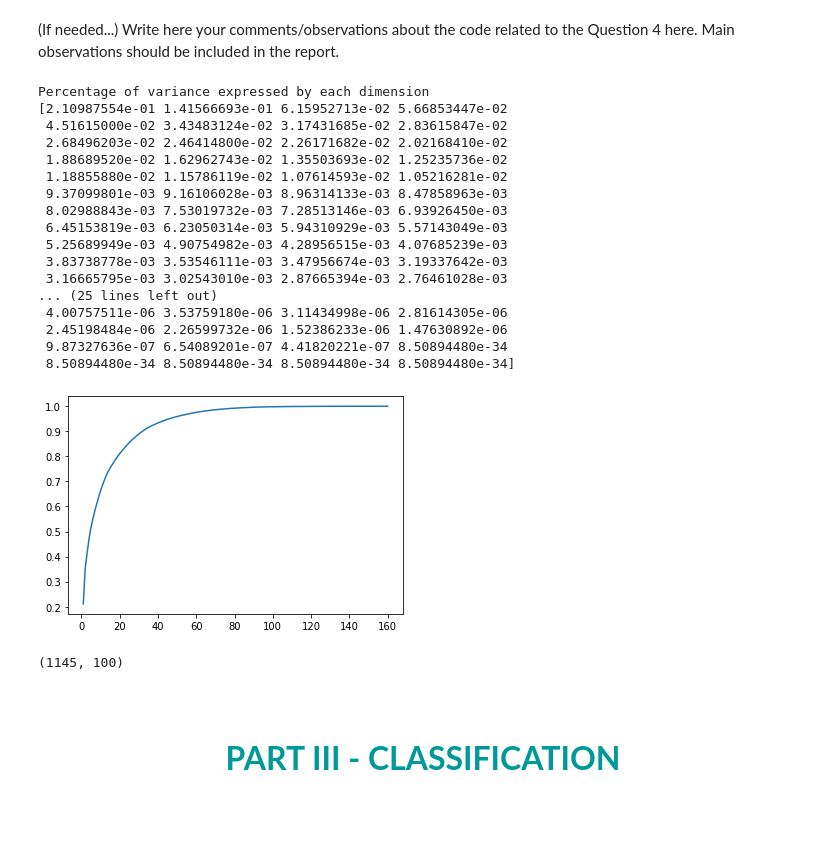
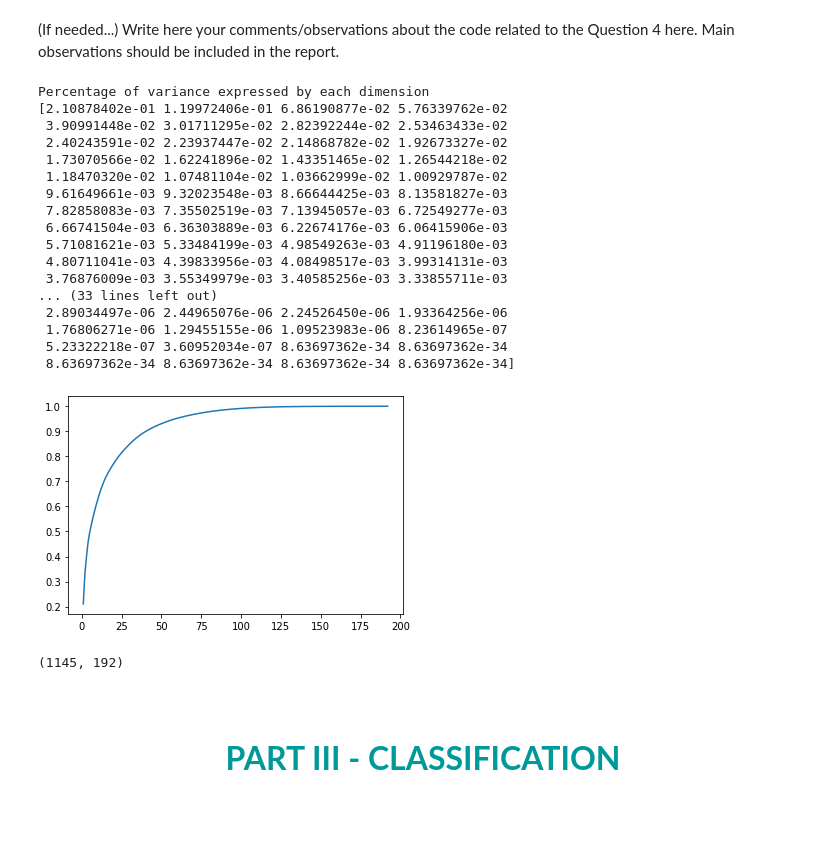
Before and after one commit to gdeside/LGBIO2020, a Jupyter notebook: Projects/project_bis.ipynb, the cells around one changed output. Saved outputs shown, nothing was run; the diff lists cells and outputs as text; code cells hidden in the pictures.

```diff
--- a/Projects/project_bis.ipynb
+++ b/Projects/project_bis.ipynb
@@ -232,7 +240,7 @@ for i in range(4):
                                                             (np.abs(signal_FIR[(len(signal_FIR_T_abs)//2):])))
         axs[j].set_title(f"S {i*8 +j}")
         axs[j].set_xlim(0,50)
-    name ="Figures/signal_FIR_freq_{}.png".format(i)
+    name ="figures/signal_FIR_freq_{}.png".format(i)
     fig.savefig(name)
     plt.close()
 # %%
@@ -282,7 +290,7 @@ print(EEG_data_numpy_deleted.shape)
 (32, 572500)
 # %%
 wavelet_name = "db4"
-level = 4
+level = 5
 # %%
 def calculate_entropy(coeff):
     temp = np.log(np.power(coeff,2))
@@ -293,14 +301,15 @@ def calculate_energy(coeff):
 import pywt
 
 
-EEG_data_segmented_numpy = np.zeros((np.shape(EEG_data_numpy_deleted)[1]//500,32*(level+1)))
+EEG_data_segmented_numpy = np.zeros((np.shape(EEG_data_numpy_deleted)[1]//500,32*(6)))
 target_segmented_numpy = np.zeros(np.shape(EEG_data_numpy_deleted)[1]//500)
 
 for i in range(0,np.shape(EEG_data_numpy_deleted)[1]-500,500):
     for j in range(31):
         coeff = pywt.wavedec(EEG_data_numpy_deleted[j,i:i+500],wavelet_name,level=level)
-        for z in range(level+1):
-            EEG_data_segmented_numpy[i//500,(level+1)*j + z] = calculate_energy(coeff[z])
+        coeff = coeff[:6]
+        for z in range(6):
+            EEG_data_segmented_numpy[i//500,(6)*j + z] = calculate_energy(coeff[z])
     target_segmented_numpy[i//500] = target_numpy_deleted[i]
 print(EEG_data_segmented_numpy.shape)
 # %% [output]
@@ -350,45 +361,45 @@ from sklearn import preprocessing
 # %%
 data = EEG_data_segmented_numpy
 data = preprocessing.StandardScaler().fit_transform(data)
 pca = PCA()
 X =  pca.fit_transform(data)
 print("Percentage of variance expressed by each dimension") #Variance ratio for each features
 print(pca.explained_variance_ratio_)
 cumu = []
 for i in range(1,31):
     cumu.append(sum(pca.explained_variance_ratio_[0:i]))
     if cumu[-1]>0.5:
         pass
 
-featuresN = np.arange(1,((level+1)*32)+1,1)#Number of features
+featuresN = np.arange(1,((6)*32)+1,1)#Number of features
 plt.plot(featuresN,np.cumsum(pca.explained_variance_ratio_))
 plt.show()
 # %% [output]
 Percentage of variance expressed by each dimension
-[2.10987554e-01 1.41566693e-01 6.15952713e-02 5.66853447e-02
- 4.51615000e-02 3.43483124e-02 3.17431685e-02 2.83615847e-02
- 2.68496203e-02 2.46414800e-02 2.26171682e-02 2.02168410e-02
- 1.88689520e-02 1.62962743e-02 1.35503693e-02 1.25235736e-02
- 1.18855880e-02 1.15786119e-02 1.07614593e-02 1.05216281e-02
- 9.37099801e-03 9.16106028e-03 8.96314133e-03 8.47858963e-03
- 8.02988843e-03 7.53019732e-03 7.28513146e-03 6.93926450e-03
- 6.45153819e-03 6.23050314e-03 5.94310929e-03 5.57143049e-03
- 5.25689949e-03 4.90754982e-03 4.28956515e-03 4.07685239e-03
- 3.83738778e-03 3.53546111e-03 3.47956674e-03 3.19337642e-03
- 3.16665795e-03 3.02543010e-03 2.87665394e-03 2.76461028e-03
-... (25 lines left out)
- 4.00757511e-06 3.53759180e-06 3.11434998e-06 2.81614305e-06
- 2.45198484e-06 2.26599732e-06 1.52386233e-06 1.47630892e-06
- 9.87327636e-07 6.54089201e-07 4.41820221e-07 8.50894480e-34
- 8.50894480e-34 8.50894480e-34 8.50894480e-34 8.50894480e-34]
+[2.10878402e-01 1.19972406e-01 6.86190877e-02 5.76339762e-02
+ 3.90991448e-02 3.01711295e-02 2.82392244e-02 2.53463433e-02
+ 2.40243591e-02 2.23937447e-02 2.14868782e-02 1.92673327e-02
+ 1.73070566e-02 1.62241896e-02 1.43351465e-02 1.26544218e-02
+ 1.18470320e-02 1.07481104e-02 1.03662999e-02 1.00929787e-02
+ 9.61649661e-03 9.32023548e-03 8.66644425e-03 8.13581827e-03
+ 7.82858083e-03 7.35502519e-03 7.13945057e-03 6.72549277e-03
+ 6.66741504e-03 6.36303889e-03 6.22674176e-03 6.06415906e-03
+ 5.71081621e-03 5.33484199e-03 4.98549263e-03 4.91196180e-03
+ 4.80711041e-03 4.39833956e-03 4.08498517e-03 3.99314131e-03
+ 3.76876009e-03 3.55349979e-03 3.40585256e-03 3.33855711e-03
+... (33 lines left out)
+ 2.89034497e-06 2.44965076e-06 2.24526450e-06 1.93364256e-06
+ 1.76806271e-06 1.29455155e-06 1.09523983e-06 8.23614965e-07
+ 5.23322218e-07 3.60952034e-07 8.63697362e-34 8.63697362e-34
+ 8.63697362e-34 8.63697362e-34 8.63697362e-34 8.63697362e-34]
-[figure, old version]
+[figure, new version]
 # %%
-pca = PCA(n_components=100)
+pca = PCA(n_components=192)
 X = pca.fit_transform(data)
 print(np.shape(X))
 target_segmented_numpy[target_segmented_numpy==0] =-1
 # %% [output]
-(1145, 100)
+(1145, 192)
 # %% [markdown]
 <br><br>
 
```
Also changed, not shown: parts of 10 cells of this notebook, 12 other files.
